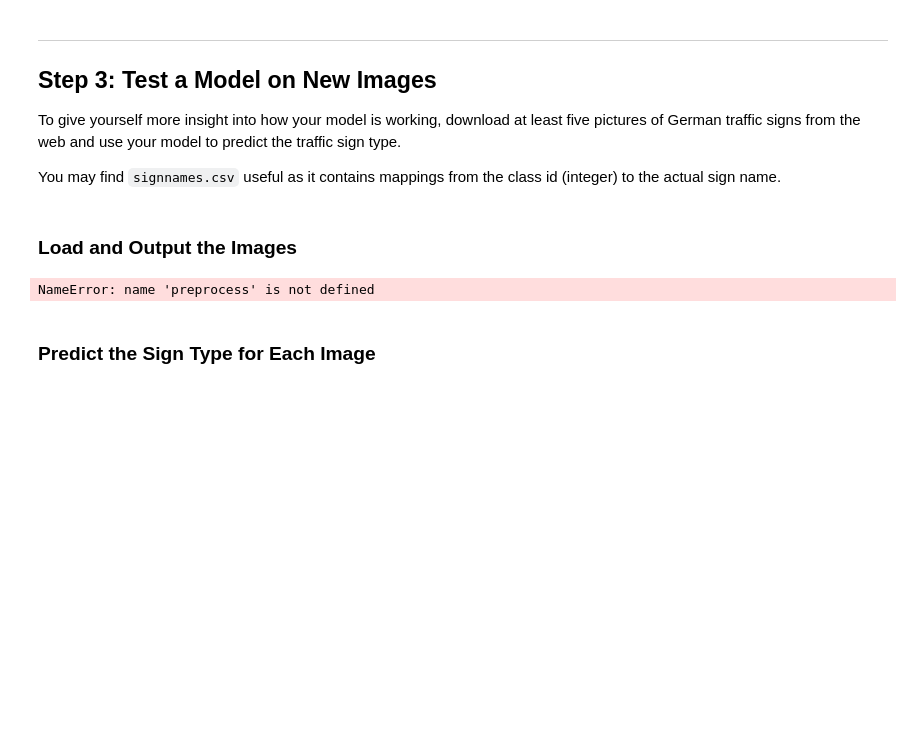
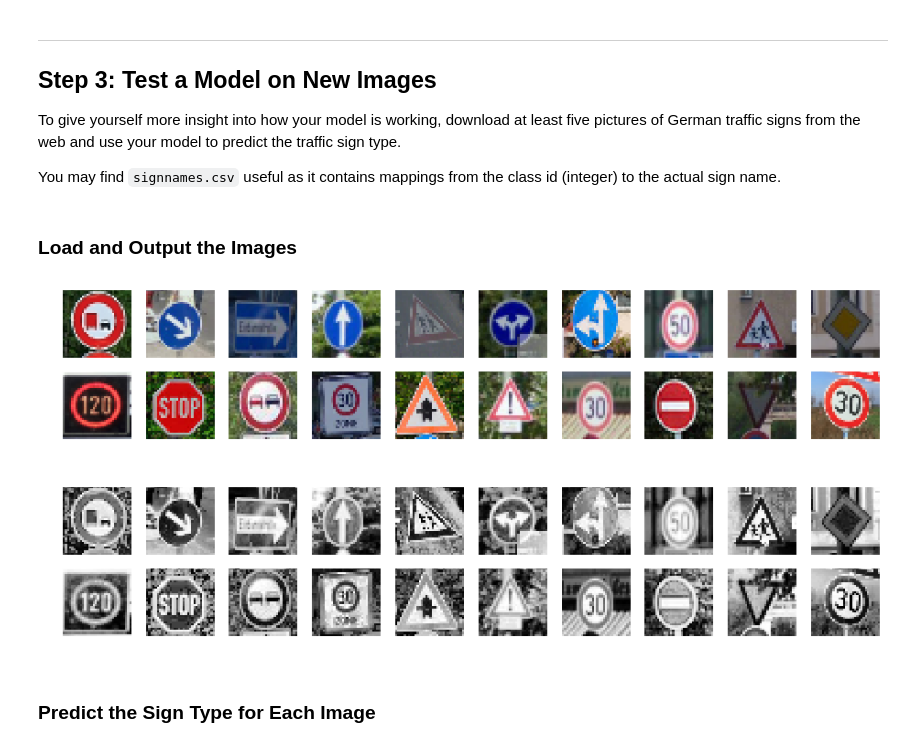
Before and after one commit to thoomi/traffic-sign-classifier, a Jupyter notebook: Traffic_Sign_Classifier.ipynb, the cells around one changed output. Cells and saved outputs as stored; diff of their text form; code cells hidden in the pictures; blank space fills up the shorter version.

```diff
--- a/Traffic_Sign_Classifier.ipynb
+++ b/Traffic_Sign_Classifier.ipynb
@@ -488,35 +549,36 @@ for img_name in glob.glob('./examples/sign*.png'):
     img_class = re.search('class(.*?).png', img_name).group(1)
     example_images.append(image)
     example_labels.append(int(img_class))
 
 
 # Show original example images
 fig = plt.figure()
 fig.set_figwidth(16)
 fig.set_figheight(3)
 
 for index, image in enumerate(example_images):
-    ax = fig.add_subplot(4, 5, index + 1)
+    ax = fig.add_subplot(2, 10, index + 1)
     ax.axis('off')
     ax.imshow(image)
 
 
 X_new_examples = np.array(example_images)
 X_new_examples = preprocess(X_new_examples)
 
 
 # Show preprocessed example images
 fig = plt.figure()
 fig.set_figwidth(16)
 fig.set_figheight(3)
 
 for index, image in enumerate(X_new_examples):
     ax = fig.add_subplot(2, 10, index + 1)
     ax.axis('off')
     img = X_new_examples[index].squeeze()
     ax.imshow(img, cmap='gray')
 # %% [output]
-NameError: name 'preprocess' is not defined
+[figure, added]
+[figure, added]
 # %% [markdown]
 ### Predict the Sign Type for Each Image
 # %%
```
Also changed, not shown: parts of 10 cells of this notebook, 11 other files.
